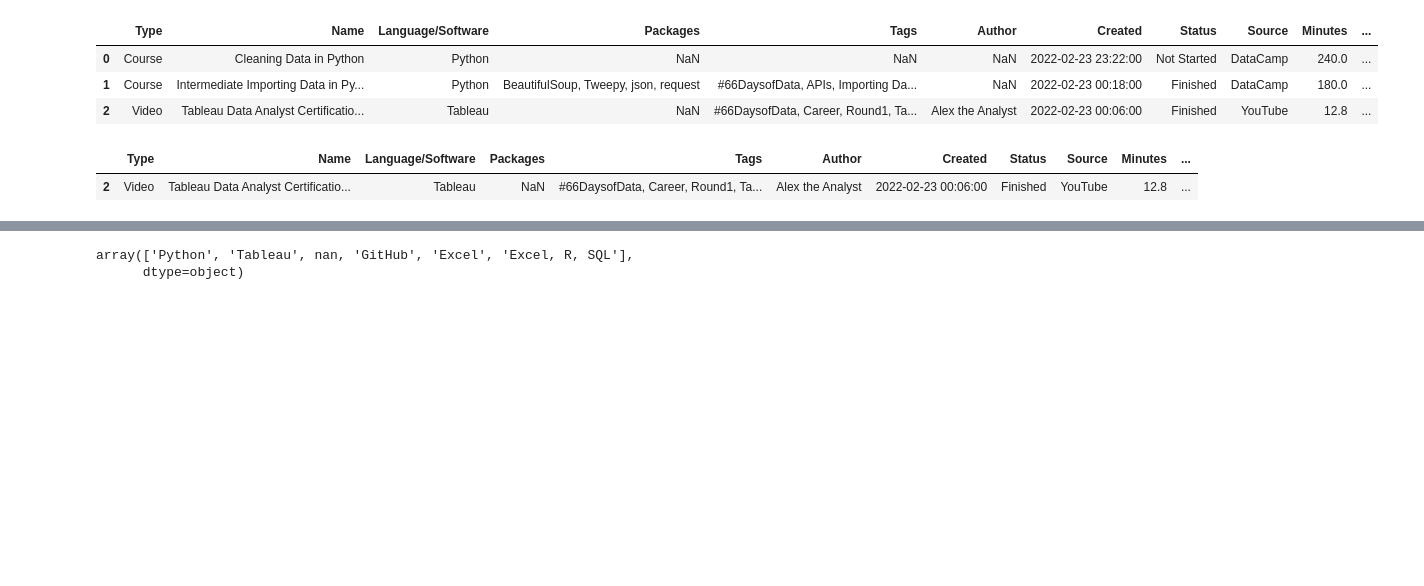
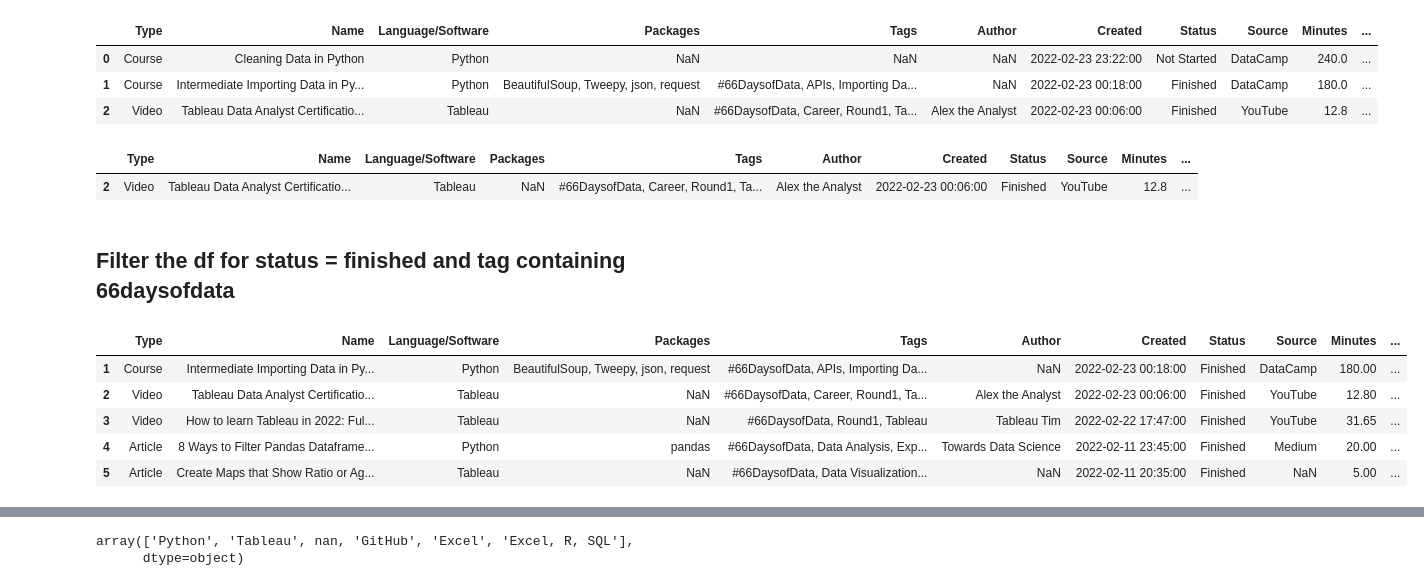
Before and after one commit to franco3x/Notion-66-Days-of-Data, a Jupyter notebook: Notion 66 Days of Data.ipynb, the cells around one changed output, grey strips where cells are left out. Cells and saved outputs as stored; diff of their text form; code cells hidden in the pictures; blank space fills up the shorter version.

```diff
--- a/Notion 66 Days of Data.ipynb
+++ b/Notion 66 Days of Data.ipynb
@@ -283,3 +283,15 @@ df[(df["Status"] == "Finished") & (df["Tags"] =='#66DaysofData, Career, Round1,
 # %% [output]
 |  | Type | Name | Language/Software | Packages | Tags | Author | Created | Status | Source | Minutes | ... |
 | 2 | Video | Tableau Data Analyst Certificatio... | Tableau | NaN | #66DaysofData, Career, Round1, Ta... | Alex the Analyst | 2022-02-23 00:06:00 | Finished | YouTube | 12.8 | ... |
+# %% [markdown]
+## Filter the df for status = finished and tag containing 66daysofdata
+# %%
+df = df[df["Tags"].str.contains("#66DaysofData", na=False)]
+df.head()
+# %% [output]
+|  | Type | Name | Language/Software | Packages | Tags | Author | Created | Status | Source | Minutes | ... |
+| 1 | Course | Intermediate Importing Data in Py... | Python | BeautifulSoup, Tweepy, json, request | #66DaysofData, APIs, Importing Da... | NaN | 2022-02-23 00:18:00 | Finished | DataCamp | 180.00 | ... |
+| 2 | Video | Tableau Data Analyst Certificatio... | Tableau | NaN | #66DaysofData, Career, Round1, Ta... | Alex the Analyst | 2022-02-23 00:06:00 | Finished | YouTube | 12.80 | ... |
+| 3 | Video | How to learn Tableau in 2022: Ful... | Tableau | NaN | #66DaysofData, Round1, Tableau | Tableau Tim | 2022-02-22 17:47:00 | Finished | YouTube | 31.65 | ... |
+| 4 | Article | 8 Ways to Filter Pandas Dataframe... | Python | pandas | #66DaysofData, Data Analysis, Exp... | Towards Data Science | 2022-02-11 23:45:00 | Finished | Medium | 20.00 | ... |
+| 5 | Article | Create Maps that Show Ratio or Ag... | Tableau | NaN | #66DaysofData, Data Visualization... | NaN | 2022-02-11 20:35:00 | Finished | NaN | 5.00 | ... |
```
Also changed, not shown: parts of 13 cells of this notebook.
